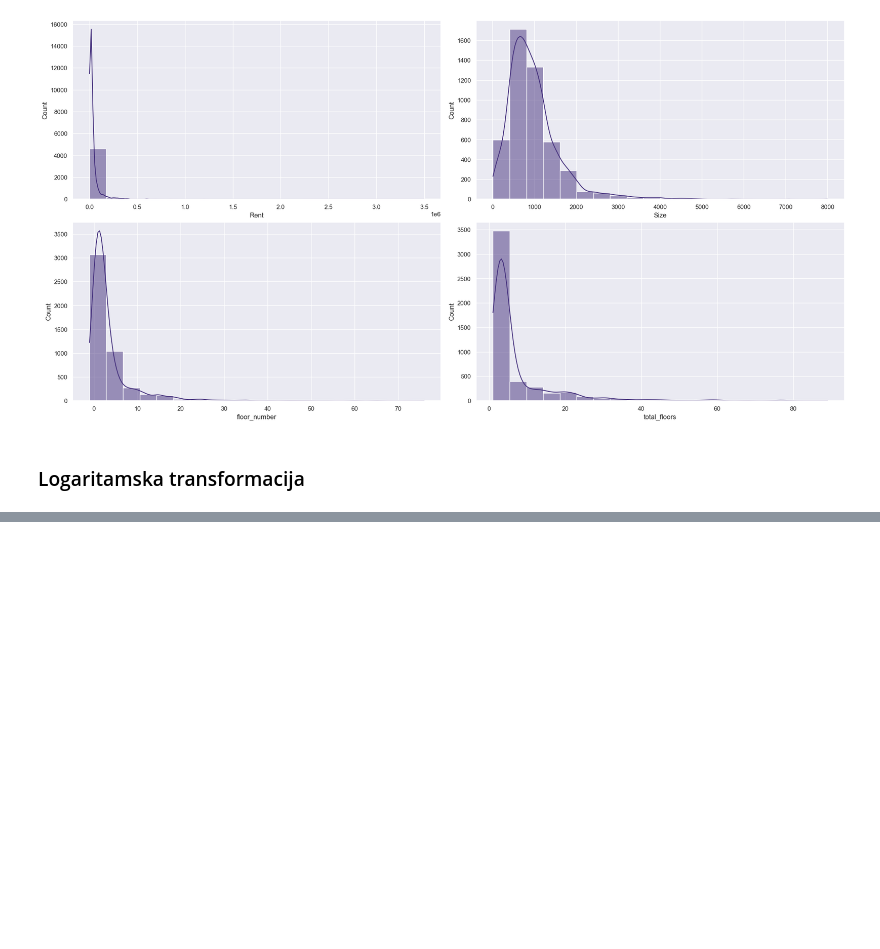
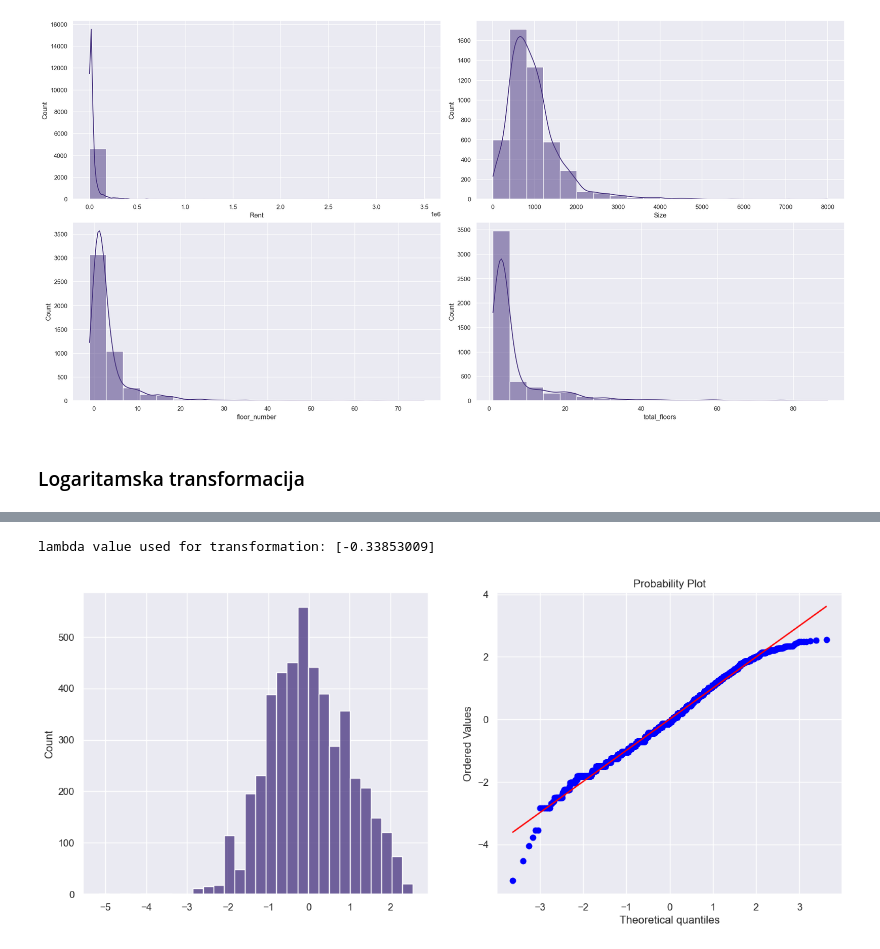
Before and after one commit to matija-speletic/preprocesiranje_seminarski_1, a Jupyter notebook: Transformacija_podataka_prakticni_deo.ipynb, the cells around one changed output, grey strips where cells are left out. Saved outputs shown, nothing was run; the diff lists cells and outputs as text; code cells hidden in the pictures; blank space fills up the shorter version.

```diff
--- a/Transformacija_podataka_prakticni_deo.ipynb
+++ b/Transformacija_podataka_prakticni_deo.ipynb
@@ -380,0 +403,9 @@ diagnostic_plots(df_transformed, 'Rent')
+# %%
+yeo_johnson_pt = PowerTransformer(method='yeo-johnson')
+rent_yj = yeo_johnson_pt.fit_transform(df_transformed[['Rent']])
+
+print(f"lambda value used for transformation: {yeo_johnson_pt.lambdas_}")
+diagnostic_plots(rent_yj[:, 0])
+# %% [output]
+lambda value used for transformation: [-0.33853009]
+[figure, added]
```
Also changed, not shown: parts of 17 cells of this notebook.
